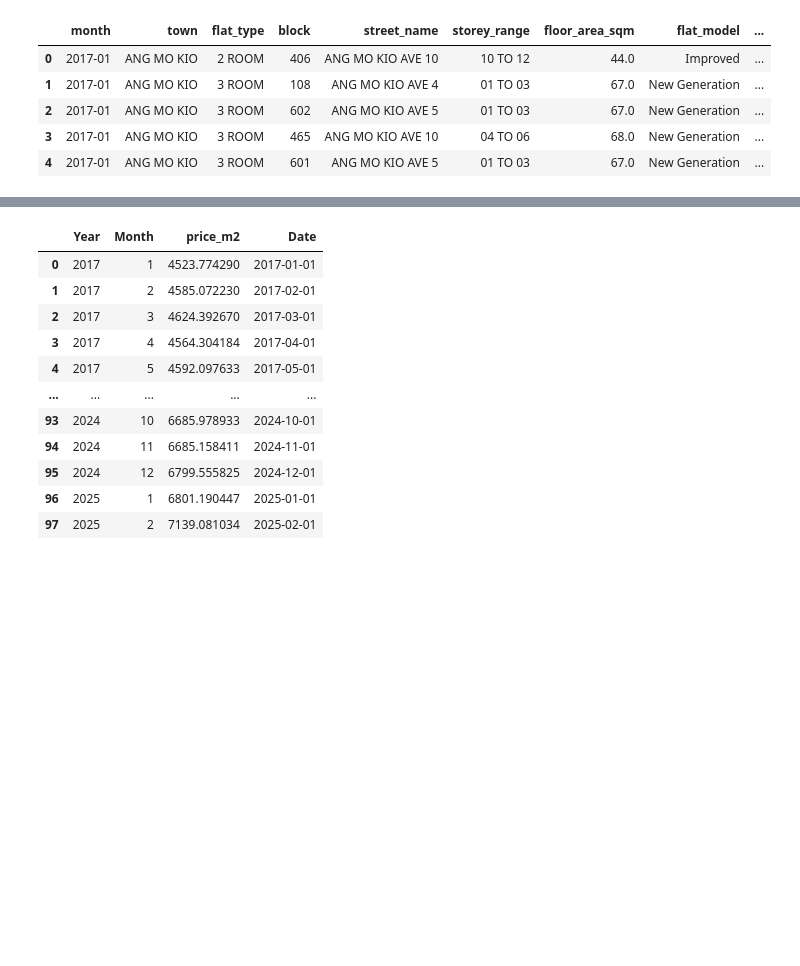
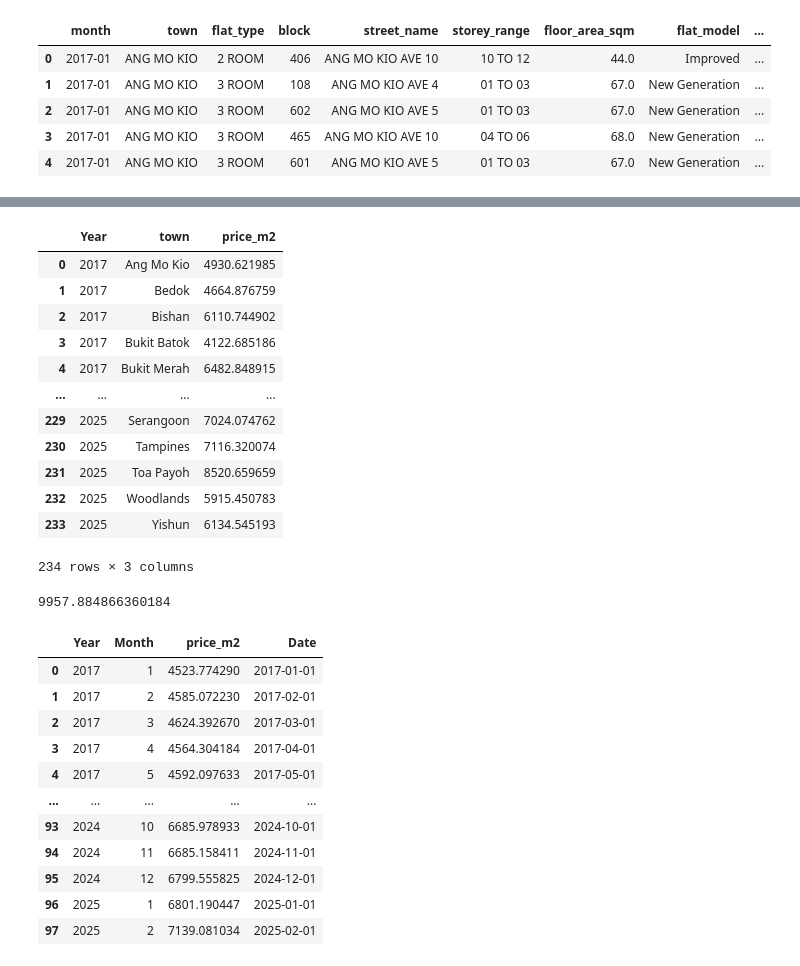
Before and after one commit to Hisqkq/Open-Data-City, a Jupyter notebook: immo.ipynb, the cells around one changed output, grey strips where cells are left out. Cells and saved outputs as stored; diff of their text form; code cells hidden in the pictures; blank space fills up the shorter version.

```diff
--- a/immo.ipynb
+++ b/immo.ipynb
@@ -79,0 +98,22 @@ df_grouped
+# %%
+df_grouped_year["town"] = df_grouped_year["town"].str.title()
+
+df_grouped_year
+# %% [output]
+|  | Year | town | price_m2 |
+| 0 | 2017 | Ang Mo Kio | 4930.621985 |
+| 1 | 2017 | Bedok | 4664.876759 |
+| 2 | 2017 | Bishan | 6110.744902 |
+| 3 | 2017 | Bukit Batok | 4122.685186 |
+| 4 | 2017 | Bukit Merah | 6482.848915 |
+| ... | ... | ... | ... |
+| 229 | 2025 | Serangoon | 7024.074762 |
+| 230 | 2025 | Tampines | 7116.320074 |
+| 231 | 2025 | Toa Payoh | 8520.659659 |
+| 232 | 2025 | Woodlands | 5915.450783 |
+| 233 | 2025 | Yishun | 6134.545193 |
+234 rows × 3 columns
+# %%
+df_grouped_year["price_m2"].max()
+# %% [output]
+9957.884866360184
```
Also changed, not shown: parts of 3 cells of this notebook, 8 other files.
